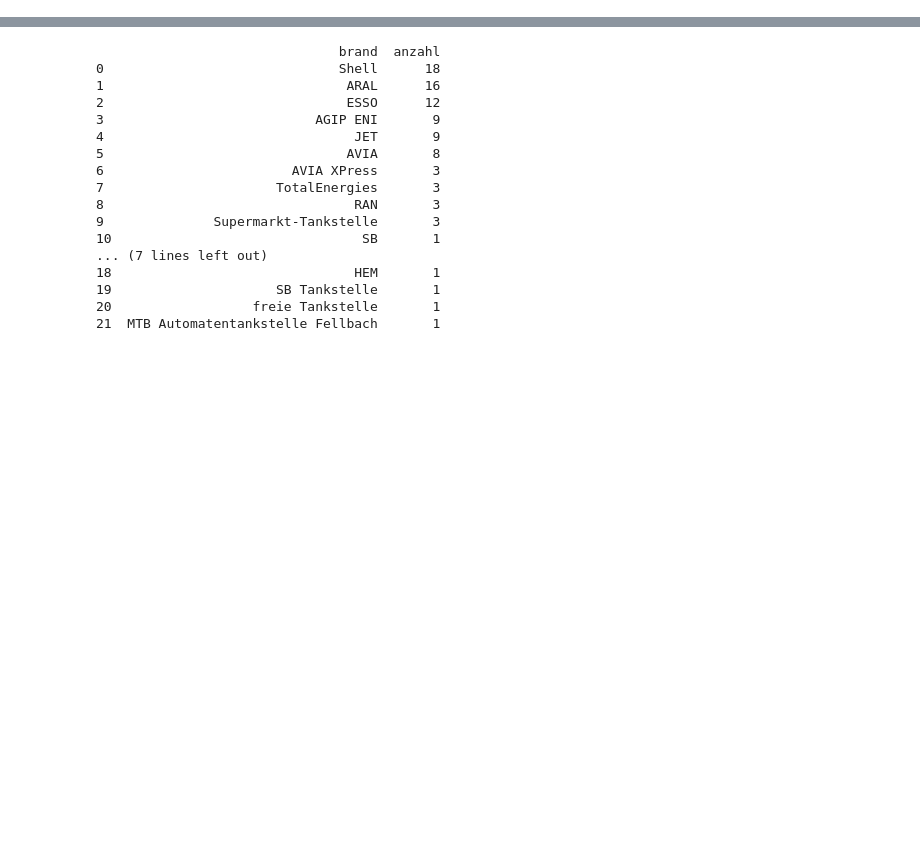
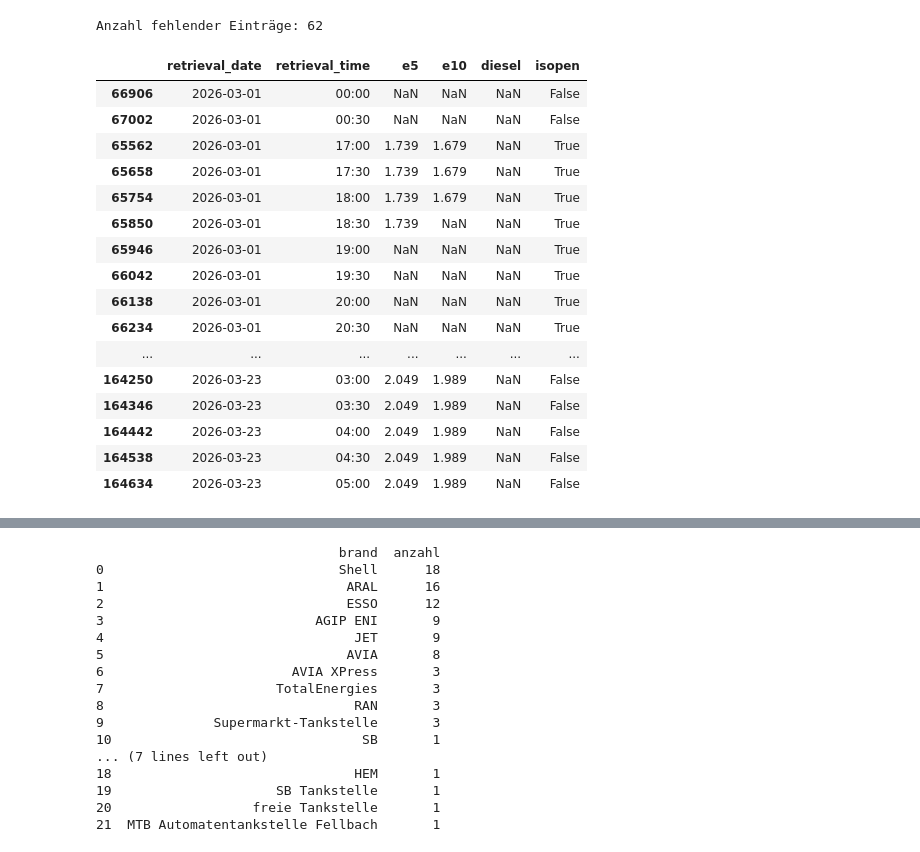
Before and after one commit to patrickpetre823/gasstation-price-analysis, a Jupyter notebook: exploration.ipynb, the cells around one changed output, grey strips where cells are left out. Drawn from its saved outputs; the diff is of its cells as text; code cells hidden in the pictures; blank space fills up the shorter version.

Commit message:
worked on data exploration and NaN value handling

```diff
--- a/exploration.ipynb
+++ b/exploration.ipynb
@@ -75,6 +73,3 @@ isopen               bool
 retrieval_time        str
 retrieval_date     object
 dtype: object
-# %%
-df_stations = pd.read_sql("SELECT * FROM tankstellen", engine)
-df_stations.head()
@@ -87,0 +153,28 @@ df_stations.head()
+# %%
+# Alle Einträge von MTS Waschpark mit fehlenden Werten
+mts_missing = df_with_names[
+    (df_with_names['name'] == 'MTS Waschpark') &
+    (df_with_names['e5'].isnull() | df_with_names['e10'].isnull() | df_with_names['diesel'].isnull())
+][['retrieval_date', 'retrieval_time', 'e5', 'e10', 'diesel', 'isopen']].sort_values(['retrieval_date', 'retrieval_time'])
+pd.set_option('display.max_rows', None)
+print(f"Anzahl fehlender Einträge: {len(mts_missing)}")
+mts_missing
+# %% [output]
+Anzahl fehlender Einträge: 62
+|  | retrieval_date | retrieval_time | e5 | e10 | diesel | isopen |
+| 66906 | 2026-03-01 | 00:00 | NaN | NaN | NaN | False |
+| 67002 | 2026-03-01 | 00:30 | NaN | NaN | NaN | False |
+| 65562 | 2026-03-01 | 17:00 | 1.739 | 1.679 | NaN | True |
+| 65658 | 2026-03-01 | 17:30 | 1.739 | 1.679 | NaN | True |
+| 65754 | 2026-03-01 | 18:00 | 1.739 | 1.679 | NaN | True |
+| 65850 | 2026-03-01 | 18:30 | 1.739 | NaN | NaN | True |
+| 65946 | 2026-03-01 | 19:00 | NaN | NaN | NaN | True |
+| 66042 | 2026-03-01 | 19:30 | NaN | NaN | NaN | True |
+| 66138 | 2026-03-01 | 20:00 | NaN | NaN | NaN | True |
+| 66234 | 2026-03-01 | 20:30 | NaN | NaN | NaN | True |
+| ... | ... | ... | ... | ... | ... | ... |
+| 164250 | 2026-03-23 | 03:00 | 2.049 | 1.989 | NaN | False |
+| 164346 | 2026-03-23 | 03:30 | 2.049 | 1.989 | NaN | False |
+| 164442 | 2026-03-23 | 04:00 | 2.049 | 1.989 | NaN | False |
+| 164538 | 2026-03-23 | 04:30 | 2.049 | 1.989 | NaN | False |
+| 164634 | 2026-03-23 | 05:00 | 2.049 | 1.989 | NaN | False |
```
Also changed, not shown: parts of 9 cells of this notebook, 1 other file.
